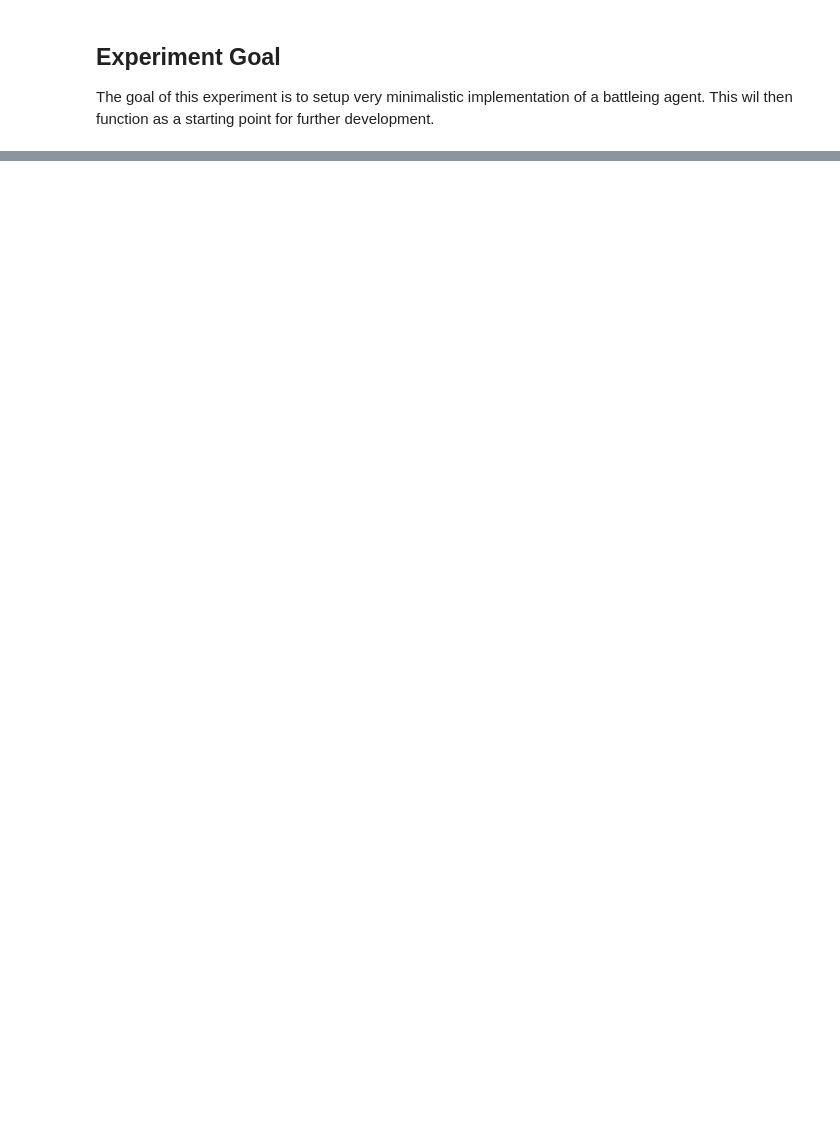
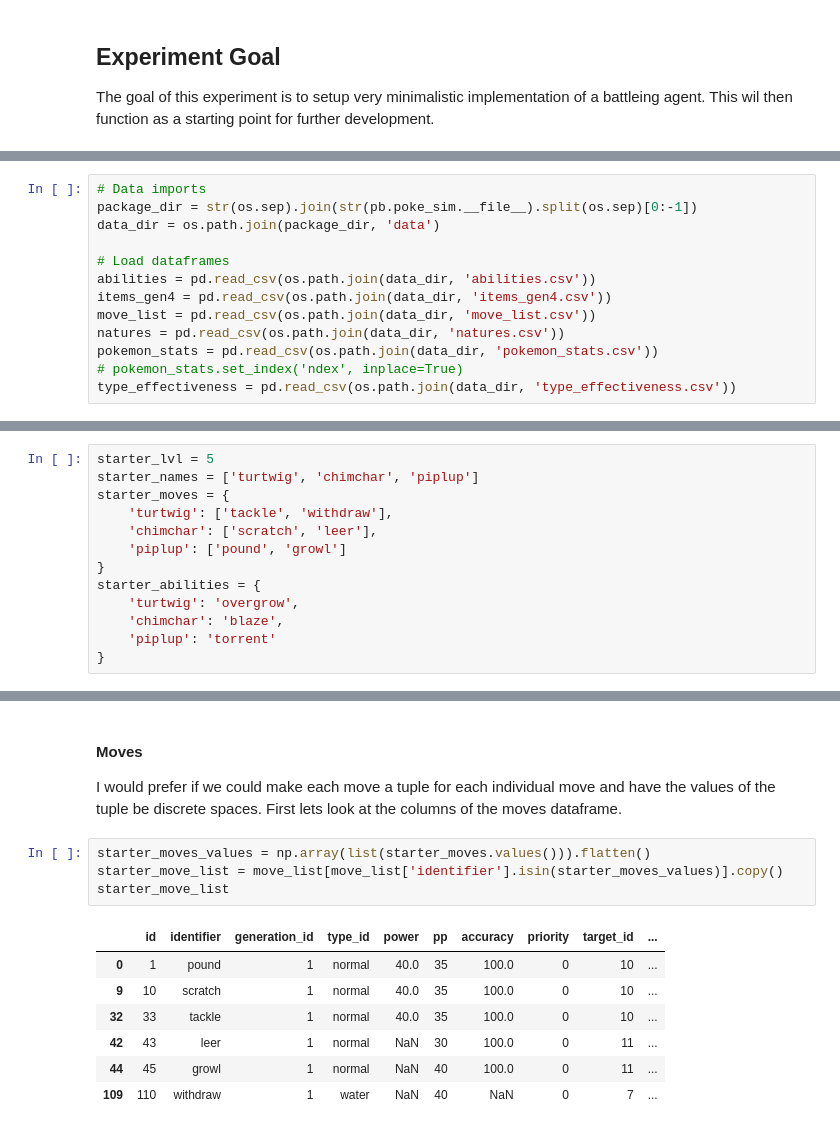
Before and after one commit to LucEnden/deth, a Jupyter notebook: research_lvde/experiments/initial_pokemon_battleing_agent.ipynb, the cells around one changed output, grey strips where cells are left out. Drawn from its saved outputs; the diff is of its cells as text; blank space fills up the shorter version.

```diff
--- a/research_lvde/experiments/initial_pokemon_battleing_agent.ipynb
+++ b/research_lvde/experiments/initial_pokemon_battleing_agent.ipynb
@@ -103,0 +15,13 @@ bag = set([(potion, 1), (full_heal, 1)])
+# %%
+# Data imports
+package_dir = str(os.sep).join(str(pb.poke_sim.__file__).split(os.sep)[0:-1])
+data_dir = os.path.join(package_dir, 'data')
+
+# Load dataframes
+abilities = pd.read_csv(os.path.join(data_dir, 'abilities.csv'))
+items_gen4 = pd.read_csv(os.path.join(data_dir, 'items_gen4.csv'))
+move_list = pd.read_csv(os.path.join(data_dir, 'move_list.csv'))
+natures = pd.read_csv(os.path.join(data_dir, 'natures.csv'))
+pokemon_stats = pd.read_csv(os.path.join(data_dir, 'pokemon_stats.csv'))
+# pokemon_stats.set_index('ndex', inplace=True)
+type_effectiveness = pd.read_csv(os.path.join(data_dir, 'type_effectiveness.csv'))
@@ -103,0 +133,13 @@ bag = set([(potion, 1), (full_heal, 1)])
+# %%
+starter_lvl = 5
+starter_names = ['turtwig', 'chimchar', 'piplup']
+starter_moves = {
+    'turtwig': ['tackle', 'withdraw'],
+    'chimchar': ['scratch', 'leer'],
+    'piplup': ['pound', 'growl']
+}
+starter_abilities = {
+    'turtwig': 'overgrow',
+    'chimchar': 'blaze',
+    'piplup': 'torrent'
+}
@@ -103,0 +268,16 @@ bag = set([(potion, 1), (full_heal, 1)])
+# %% [markdown]
+#### Moves
+
+I would prefer if we could make each move a tuple for each individual move and have the values of the tuple be discrete spaces. First lets look at the columns of the moves dataframe.
+# %%
+starter_moves_values = np.array(list(starter_moves.values())).flatten()
+starter_move_list = move_list[move_list['identifier'].isin(starter_moves_values)].copy()
+starter_move_list
+# %% [output]
+|  | id | identifier | generation_id | type_id | power | pp | accuracy | priority | target_id | ... |
+| 0 | 1 | pound | 1 | normal | 40.0 | 35 | 100.0 | 0 | 10 | ... |
+| 9 | 10 | scratch | 1 | normal | 40.0 | 35 | 100.0 | 0 | 10 | ... |
+| 32 | 33 | tackle | 1 | normal | 40.0 | 35 | 100.0 | 0 | 10 | ... |
+| 42 | 43 | leer | 1 | normal | NaN | 30 | 100.0 | 0 | 11 | ... |
+| 44 | 45 | growl | 1 | normal | NaN | 40 | 100.0 | 0 | 11 | ... |
+| 109 | 110 | withdraw | 1 | water | NaN | 40 | NaN | 0 | 7 | ... |
```
Also changed, not shown: parts of 88 cells of this notebook, 5 other files.
